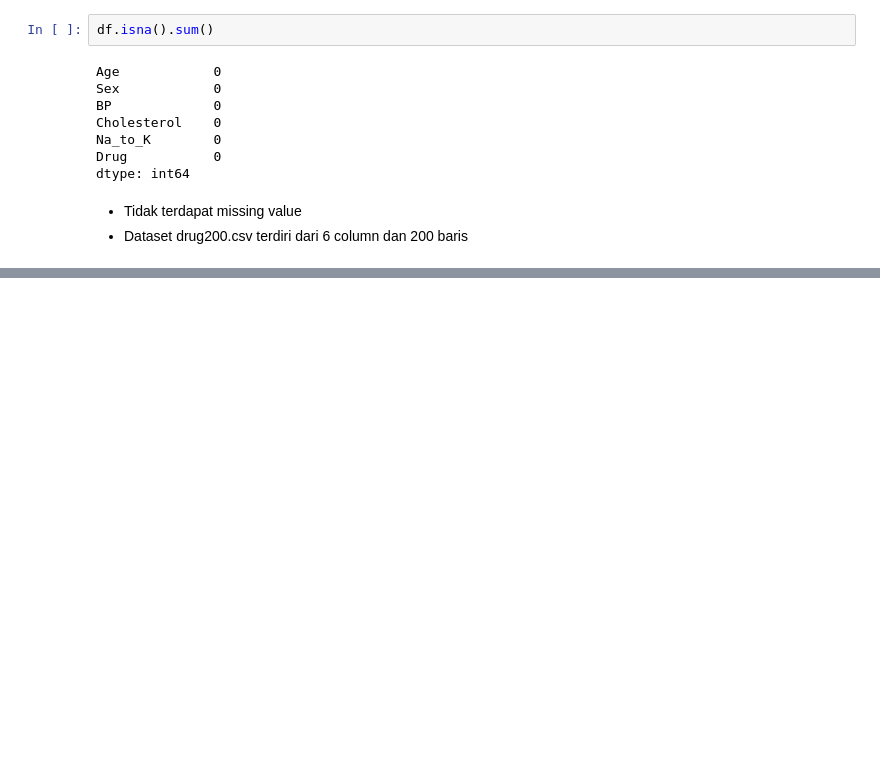
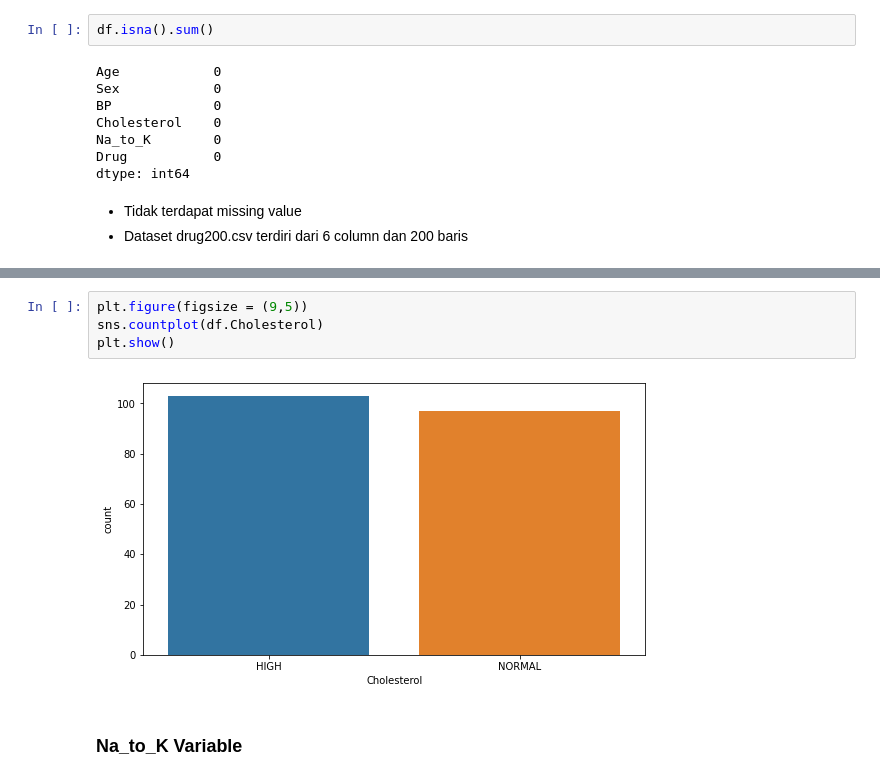
Before and after one commit to elhafizh/ai-drug-prediction, a Jupyter notebook: drug-classification.ipynb, the cells around one changed output, grey strips where cells are left out. Cells and saved outputs as stored; diff of their text form; blank space fills up the shorter version.

```diff
--- a/drug-classification.ipynb
+++ b/drug-classification.ipynb
@@ -52,0 +131,8 @@ dtype: int64
+# %%
+plt.figure(figsize = (9,5))
+sns.countplot(df.Cholesterol)
+plt.show()
+# %% [output]
+[figure, added]
+# %% [markdown]
+### Na_to_K Variable
```
Also changed, not shown: parts of 22 cells of this notebook.
